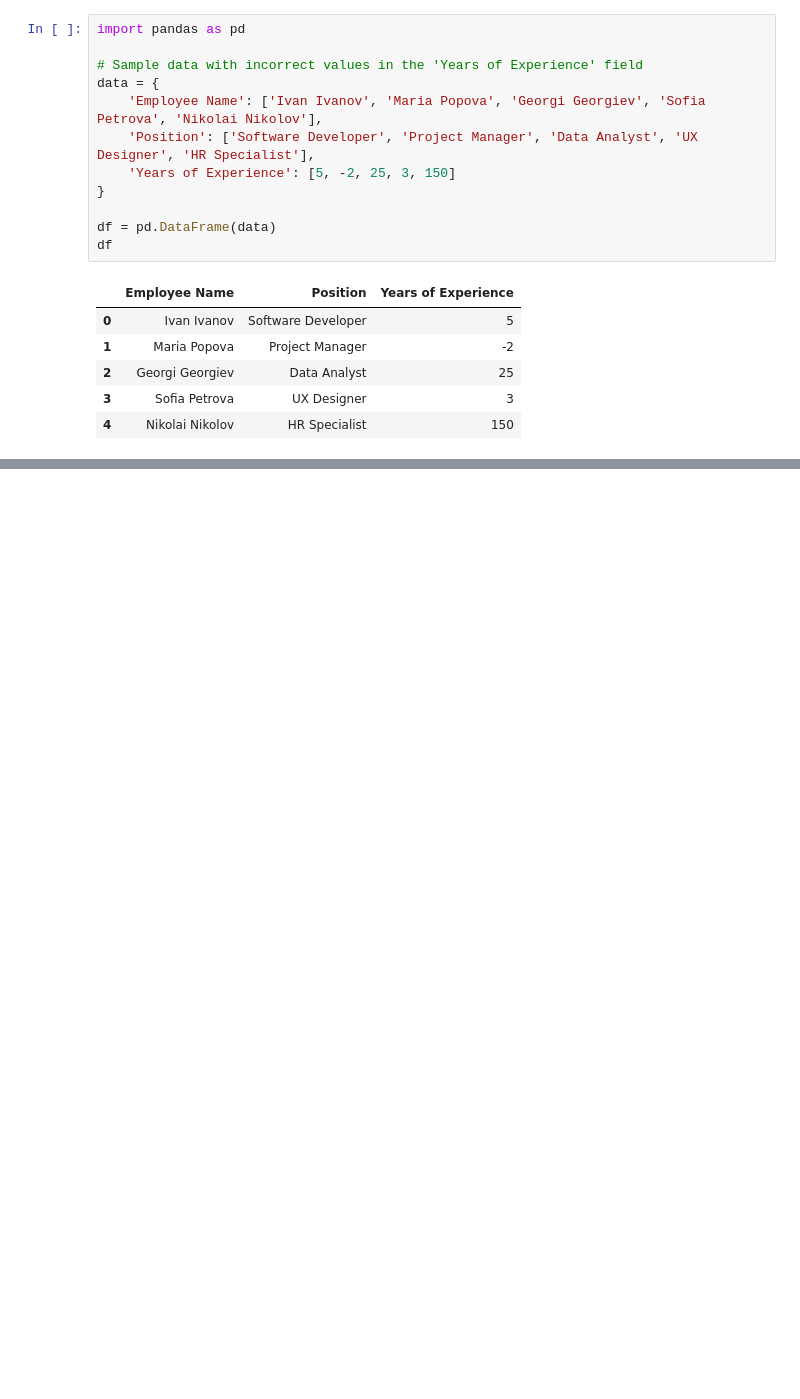
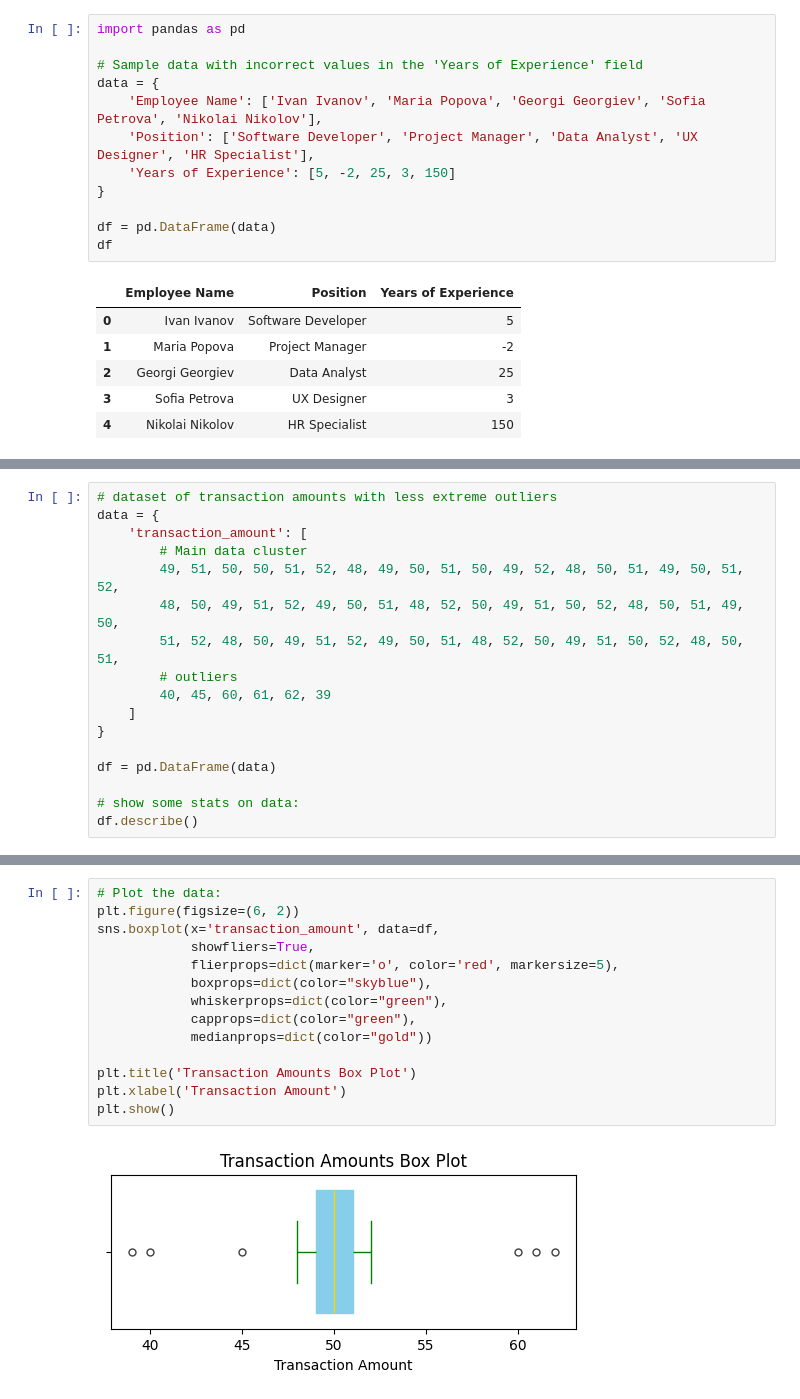
Before and after one commit to ProgressBG-Python-Course/JupyterNotebooksExamples, a Jupyter notebook: Notebooks/ETL/Data_Cleaning_Techniques.ipynb, the cells around one changed output, grey strips where cells are left out. Drawn from its saved outputs; the diff is of its cells as text; blank space fills up the shorter version.

```diff
--- a/Notebooks/ETL/Data_Cleaning_Techniques.ipynb
+++ b/Notebooks/ETL/Data_Cleaning_Techniques.ipynb
@@ -457,0 +478,17 @@ valid_years_median = 5
+# %%
+# dataset of transaction amounts with less extreme outliers
+data = {
+    'transaction_amount': [
+        # Main data cluster
+        49, 51, 50, 50, 51, 52, 48, 49, 50, 51, 50, 49, 52, 48, 50, 51, 49, 50, 51, 52,
+        48, 50, 49, 51, 52, 49, 50, 51, 48, 52, 50, 49, 51, 50, 52, 48, 50, 51, 49, 50,
+        51, 52, 48, 50, 49, 51, 52, 49, 50, 51, 48, 52, 50, 49, 51, 50, 52, 48, 50, 51,
+        # outliers
+        40, 45, 60, 61, 62, 39
+    ]
+}
+
+df = pd.DataFrame(data)
+
+# show some stats on data:
+df.describe()
@@ -457,0 +505,16 @@ valid_years_median = 5
+# %%
+# Plot the data:
+plt.figure(figsize=(6, 2))
+sns.boxplot(x='transaction_amount', data=df,
+            showfliers=True,
+            flierprops=dict(marker='o', color='red', markersize=5),
+            boxprops=dict(color="skyblue"),
+            whiskerprops=dict(color="green"),
+            capprops=dict(color="green"),
+            medianprops=dict(color="gold"))
+
+plt.title('Transaction Amounts Box Plot')
+plt.xlabel('Transaction Amount')
+plt.show()
+# %% [output]
+[figure, added]
```
Also changed, not shown: parts of 14 cells of this notebook, 1 other file.
